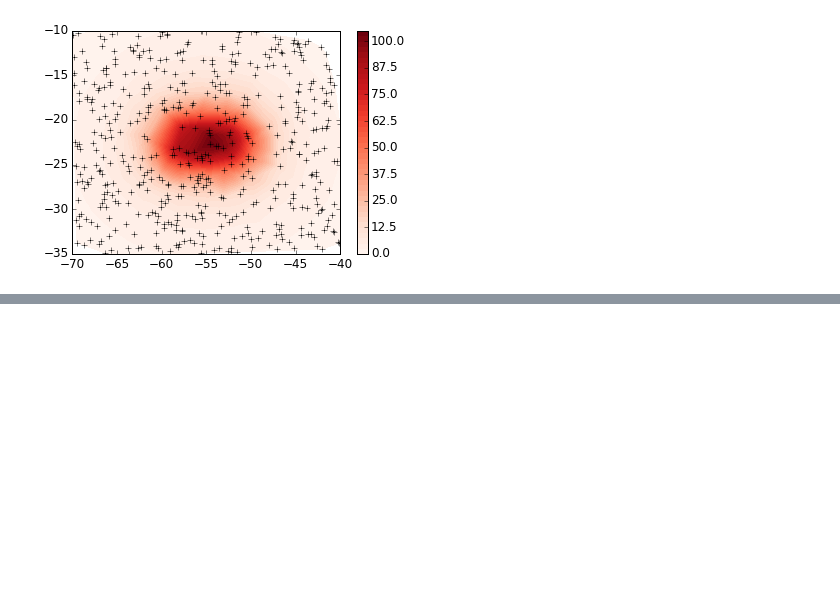
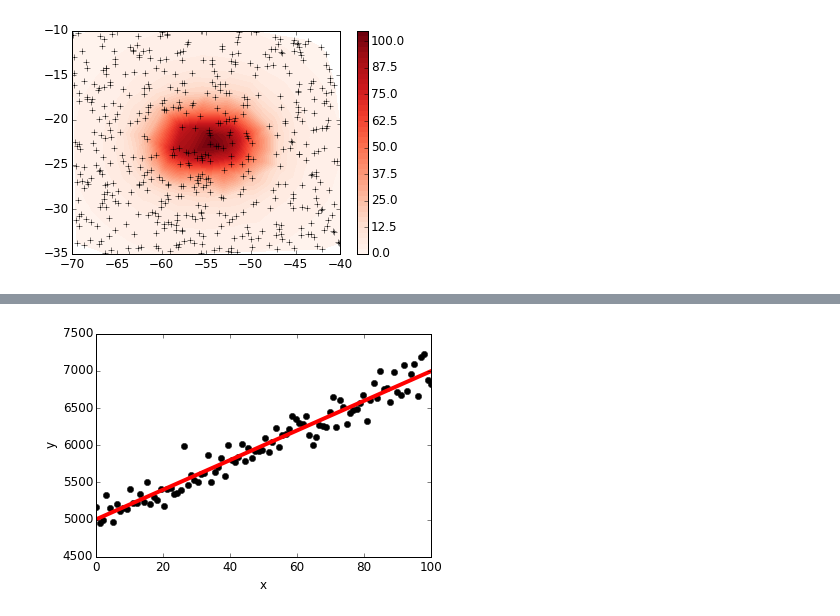
Before and after one commit to leouieda/phd-thesis, a Jupyter notebook: presentation/code/fatiando-demo.ipynb, the cells around one changed output, grey strips where cells are left out. Cells and saved outputs as stored; diff of their text form; code cells hidden in the pictures; blank space fills up the shorter version.

```diff
--- a/presentation/code/fatiando-demo.ipynb
+++ b/presentation/code/fatiando-demo.ipynb
@@ -96,0 +146,4 @@ plt.savefig('../fa')
+# %%
+from fatiando.inversion import Damping
+phi = Regressao(x, yo)
+gamma = phi + 10e-7*Damping(nparams=2)
@@ -96,0 +161,8 @@ plt.savefig('../fa')
+# %%
+plt.plot(x, yo, 'ok')
+plt.plot(x, gamma[0].predicted(), '-r', linewidth=4)
+plt.xlabel('x')
+plt.ylabel('y')
+plt.savefig('../figures/fatiando-demo-inv-regul.png', dpi=300)
+# %% [output]
+[figure, added]
```
Also changed, not shown: parts of 11 cells of this notebook, 5 other files.
